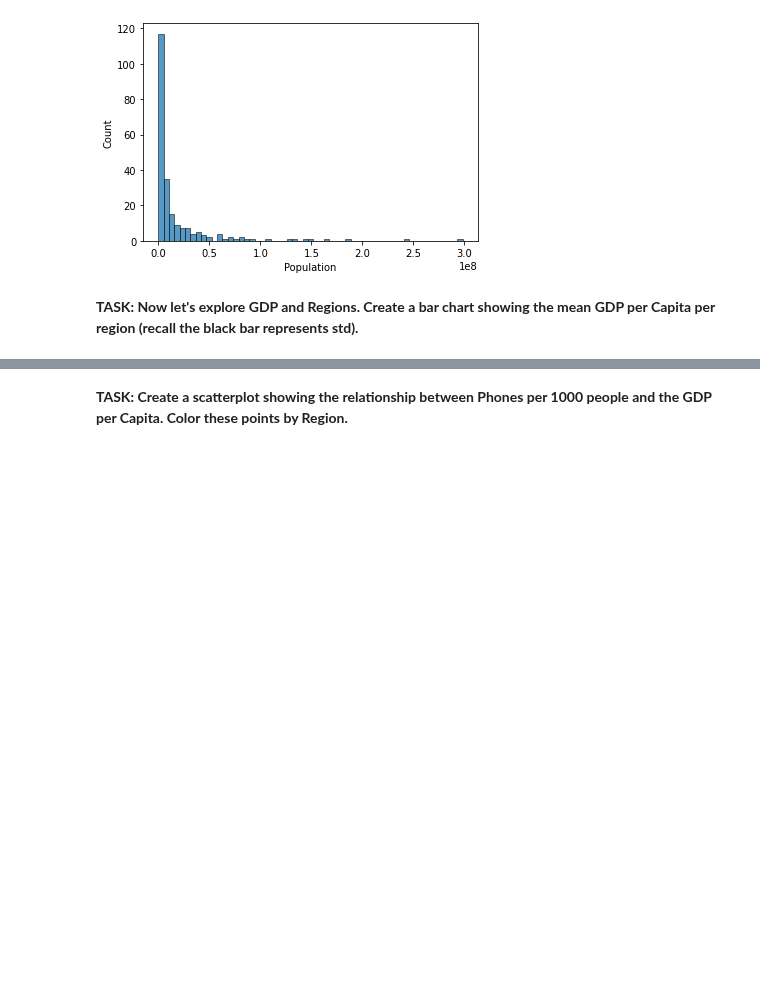
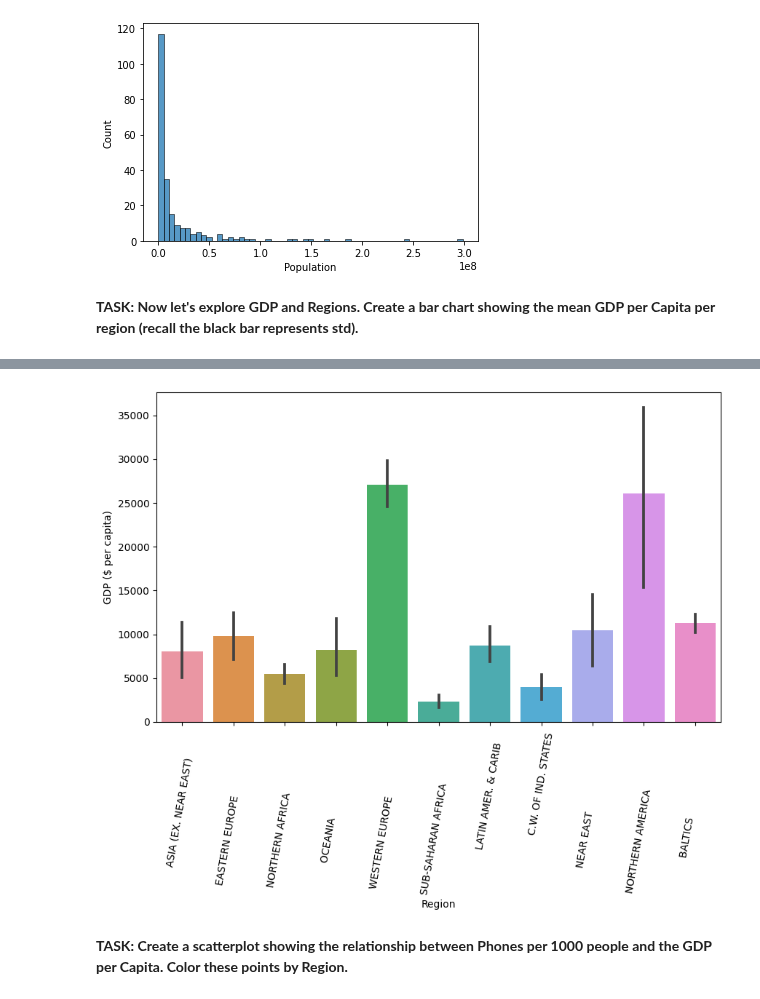
Before and after one commit to Denisse-AB/machine-learning, a Jupyter notebook: Kmeans-Clustering-Project-Exercise.ipynb, the cells around one changed output, grey strips where cells are left out. Saved outputs shown, nothing was run; the diff lists cells and outputs as text; code cells hidden in the pictures; blank space fills up the shorter version.

```diff
--- a/Kmeans-Clustering-Project-Exercise.ipynb
+++ b/Kmeans-Clustering-Project-Exercise.ipynb
@@ -205,2 +200,8 @@ sns.histplot(data=df, x=pop['Population'])
+# %%
+plt.figure(figsize=(10,6), dpi=100)
+sns.barplot(data=df, x='Region', y='GDP ($ per capita)')
+plt.xticks(rotation=80);
+# %% [output]
+[figure, added]
 # %% [markdown]
 **TASK: Create a scatterplot showing the relationship between Phones per 1000 people and the GDP per Capita. Color these points by Region.**
```
Also changed, not shown: parts of 42 cells of this notebook.
